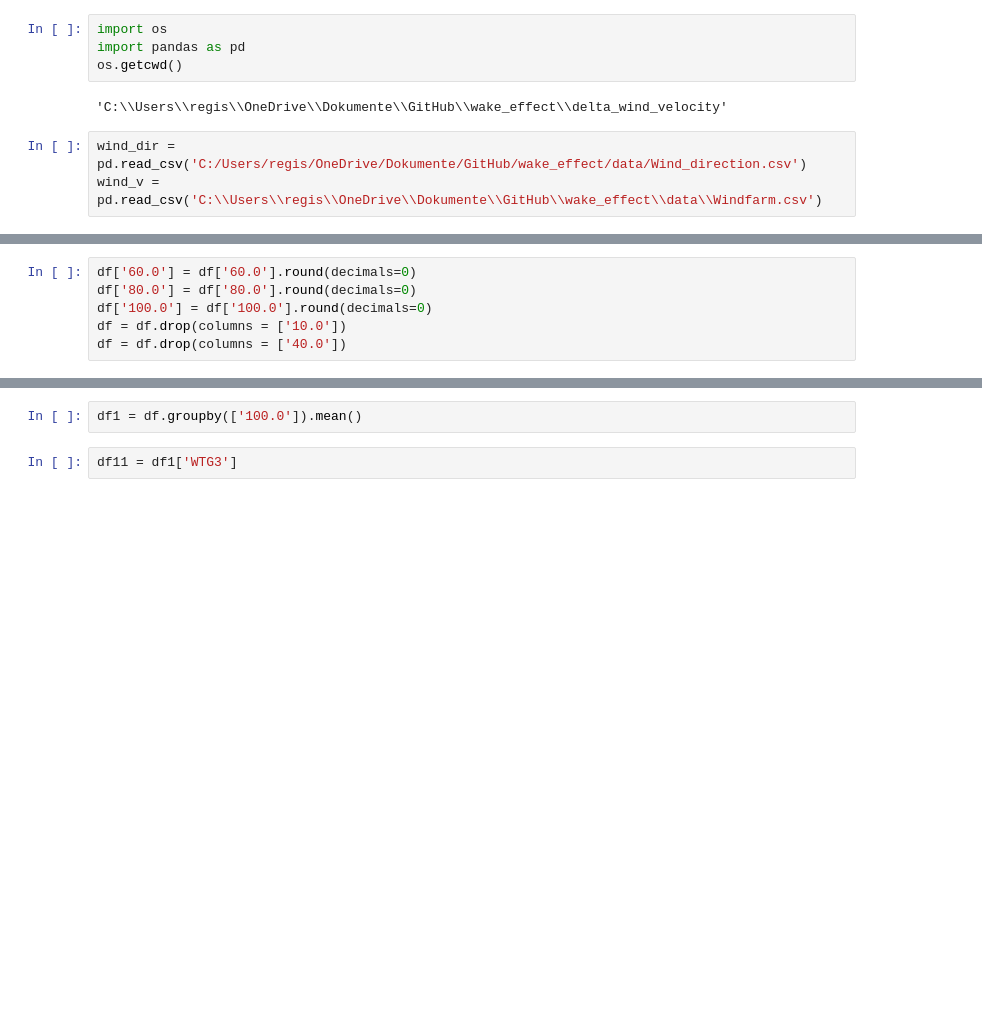
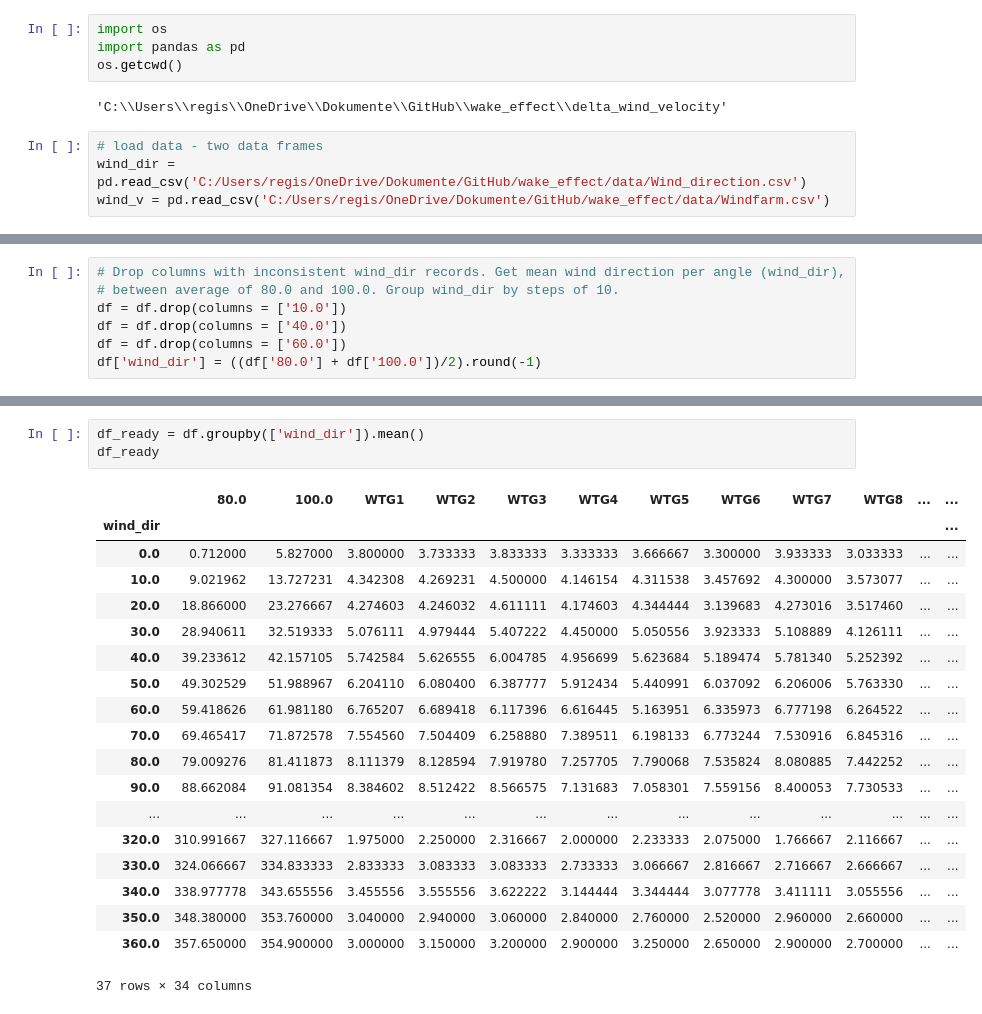
Before and after one commit to GStechschulte/wake_effect, a Jupyter notebook: delta_wind_velocity/delta_wind_velocity.ipynb, the cells around one changed output, grey strips where cells are left out. Drawn from its saved outputs; the diff is of its cells as text; blank space fills up the shorter version.

```diff
--- a/delta_wind_velocity/delta_wind_velocity.ipynb
+++ b/delta_wind_velocity/delta_wind_velocity.ipynb
@@ -5,5 +5,6 @@ os.getcwd()
 # %% [output]
 'C:\\Users\\regis\\OneDrive\\Dokumente\\GitHub\\wake_effect\\delta_wind_velocity'
 # %%
+# load data - two data frames
 wind_dir = pd.read_csv('C:/Users/regis/OneDrive/Dokumente/GitHub/wake_effect/data/Wind_direction.csv')
-wind_v = pd.read_csv('C:\\Users\\regis\\OneDrive\\Dokumente\\GitHub\\wake_effect\\data\\Windfarm.csv')
+wind_v = pd.read_csv('C:/Users/regis/OneDrive/Dokumente/GitHub/wake_effect/data/Windfarm.csv')
@@ -32,6 +41,0 @@ df
-# %%
-df['60.0'] = df['60.0'].round(decimals=0)
-df['80.0'] = df['80.0'].round(decimals=0)
-df['100.0'] = df['100.0'].round(decimals=0)
-df = df.drop(columns = ['10.0'])
-df = df.drop(columns = ['40.0'])
@@ -39,0 +42,7 @@ KeyError: "['10.0'] not found in axis"
+# %%
+# Drop columns with inconsistent wind_dir records. Get mean wind direction per angle (wind_dir),
+# between average of 80.0 and 100.0. Group wind_dir by steps of 10.
+df = df.drop(columns = ['10.0'])
+df = df.drop(columns = ['40.0'])
+df = df.drop(columns = ['60.0'])
+df['wind_dir'] = ((df['80.0'] + df['100.0'])/2).round(-1)
@@ -40,4 +63,23 @@ KeyError: "['10.0'] not found in axis"
 # %%
-df1 = df.groupby(['100.0']).mean()
+df_ready = df.groupby(['wind_dir']).mean()
+df_ready
+# %% [output]
+|  | 80.0 | 100.0 | WTG1 | WTG2 | WTG3 | WTG4 | WTG5 | WTG6 | WTG7 | WTG8 | ... | ... |
+| wind_dir |  |  |  |  |  |  |  |  |  |  |  | ... |
+| 0.0 | 0.712000 | 5.827000 | 3.800000 | 3.733333 | 3.833333 | 3.333333 | 3.666667 | 3.300000 | 3.933333 | 3.033333 | ... | ... |
+| 10.0 | 9.021962 | 13.727231 | 4.342308 | 4.269231 | 4.500000 | 4.146154 | 4.311538 | 3.457692 | 4.300000 | 3.573077 | ... | ... |
+| 20.0 | 18.866000 | 23.276667 | 4.274603 | 4.246032 | 4.611111 | 4.174603 | 4.344444 | 3.139683 | 4.273016 | 3.517460 | ... | ... |
+| 30.0 | 28.940611 | 32.519333 | 5.076111 | 4.979444 | 5.407222 | 4.450000 | 5.050556 | 3.923333 | 5.108889 | 4.126111 | ... | ... |
+| 40.0 | 39.233612 | 42.157105 | 5.742584 | 5.626555 | 6.004785 | 4.956699 | 5.623684 | 5.189474 | 5.781340 | 5.252392 | ... | ... |
+| 50.0 | 49.302529 | 51.988967 | 6.204110 | 6.080400 | 6.387777 | 5.912434 | 5.440991 | 6.037092 | 6.206006 | 5.763330 | ... | ... |
+| 60.0 | 59.418626 | 61.981180 | 6.765207 | 6.689418 | 6.117396 | 6.616445 | 5.163951 | 6.335973 | 6.777198 | 6.264522 | ... | ... |
+| 70.0 | 69.465417 | 71.872578 | 7.554560 | 7.504409 | 6.258880 | 7.389511 | 6.198133 | 6.773244 | 7.530916 | 6.845316 | ... | ... |
+| 80.0 | 79.009276 | 81.411873 | 8.111379 | 8.128594 | 7.919780 | 7.257705 | 7.790068 | 7.535824 | 8.080885 | 7.442252 | ... | ... |
+| 90.0 | 88.662084 | 91.081354 | 8.384602 | 8.512422 | 8.566575 | 7.131683 | 7.058301 | 7.559156 | 8.400053 | 7.730533 | ... | ... |
+| ... | ... | ... | ... | ... | ... | ... | ... | ... | ... | ... | ... | ... |
+| 320.0 | 310.991667 | 327.116667 | 1.975000 | 2.250000 | 2.316667 | 2.000000 | 2.233333 | 2.075000 | 1.766667 | 2.116667 | ... | ... |
+| 330.0 | 324.066667 | 334.833333 | 2.833333 | 3.083333 | 3.083333 | 2.733333 | 3.066667 | 2.816667 | 2.716667 | 2.666667 | ... | ... |
+| 340.0 | 338.977778 | 343.655556 | 3.455556 | 3.555556 | 3.622222 | 3.144444 | 3.344444 | 3.077778 | 3.411111 | 3.055556 | ... | ... |
+| 350.0 | 348.380000 | 353.760000 | 3.040000 | 2.940000 | 3.060000 | 2.840000 | 2.760000 | 2.520000 | 2.960000 | 2.660000 | ... | ... |
+| 360.0 | 357.650000 | 354.900000 | 3.000000 | 3.150000 | 3.200000 | 2.900000 | 3.250000 | 2.650000 | 2.900000 | 2.700000 | ... | ... |
+37 rows × 34 columns
-# %%
-df11 = df1['WTG3']
```
Also changed, not shown: parts of 14 cells of this notebook, 1 other file.
